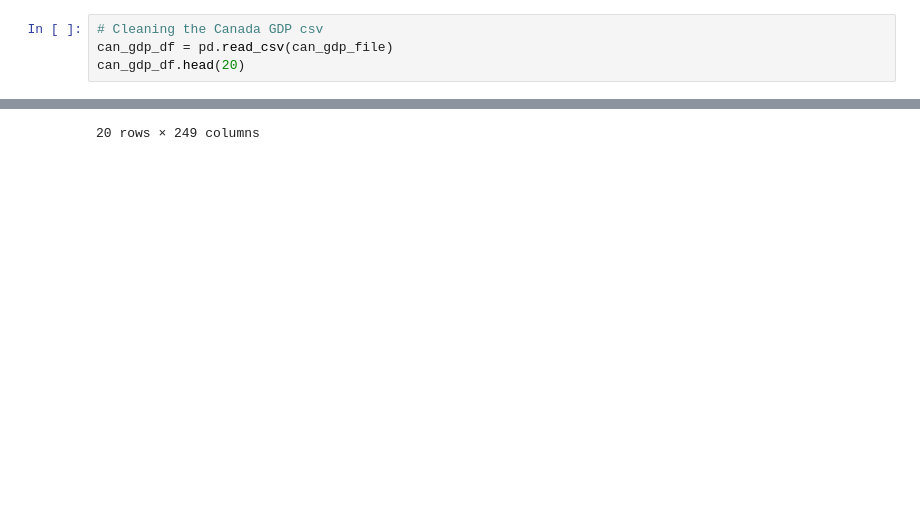
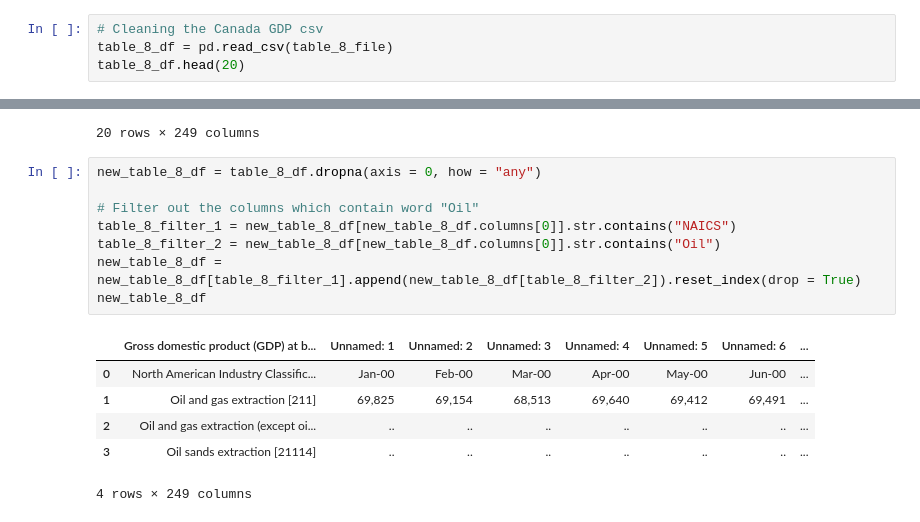
Before and after one commit to kk-deng/CanadaEnergyIE, a Jupyter notebook: Part 2.ipynb, the cells around one changed output, grey strips where cells are left out. Cells and saved outputs as stored; diff of their text form; blank space fills up the shorter version.

```diff
--- a/Part 2.ipynb
+++ b/Part 2.ipynb
@@ -54,7 +81,7 @@ oil_df
 # %%
 # Cleaning the Canada GDP csv
-can_gdp_df = pd.read_csv(can_gdp_file)
-can_gdp_df.head(20)
+table_8_df = pd.read_csv(table_8_file)
+table_8_df.head(20)
 # %% [output]
 |  | Gross domestic product (GDP) at b... | Unnamed: 1 | Unnamed: 2 | Unnamed: 3 | Unnamed: 4 | Unnamed: 5 | Unnamed: 6 | ... |
 | 0 | Monthly | NaN | NaN | NaN | NaN | NaN | NaN | ... |
@@ -74,3 +101,18 @@ can_gdp_df.head(20)
 | 18 | Fishing, hunting and trapping [114] | 1,154 | 1,083 | 1,190 | 1,197 | 1,230 | 1,236 | ... |
 | 19 | Support activities for agricultur... | 2,330 | 2,307 | 2,302 | 2,270 | 2,260 | 2,349 | ... |
 20 rows × 249 columns
+# %%
+new_table_8_df = table_8_df.dropna(axis = 0, how = "any")
+
+# Filter out the columns which contain word "Oil"
+table_8_filter_1 = new_table_8_df[new_table_8_df.columns[0]].str.contains("NAICS")
+table_8_filter_2 = new_table_8_df[new_table_8_df.columns[0]].str.contains("Oil")
+new_table_8_df = new_table_8_df[table_8_filter_1].append(new_table_8_df[table_8_filter_2]).reset_index(drop = True)
+new_table_8_df
+# %% [output]
+|  | Gross domestic product (GDP) at b... | Unnamed: 1 | Unnamed: 2 | Unnamed: 3 | Unnamed: 4 | Unnamed: 5 | Unnamed: 6 | ... |
+| 0 | North American Industry Classific... | Jan-00 | Feb-00 | Mar-00 | Apr-00 | May-00 | Jun-00 | ... |
+| 1 | Oil and gas extraction [211] | 69,825 | 69,154 | 68,513 | 69,640 | 69,412 | 69,491 | ... |
+| 2 | Oil and gas extraction (except oi... | .. | .. | .. | .. | .. | .. | ... |
+| 3 | Oil sands extraction [21114] | .. | .. | .. | .. | .. | .. | ... |
+4 rows × 249 columns
```
Also changed, not shown: parts of 9 cells of this notebook.
